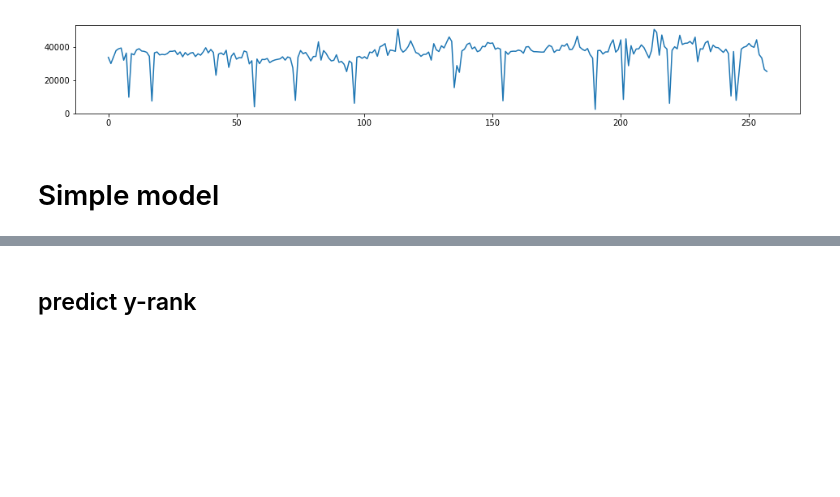
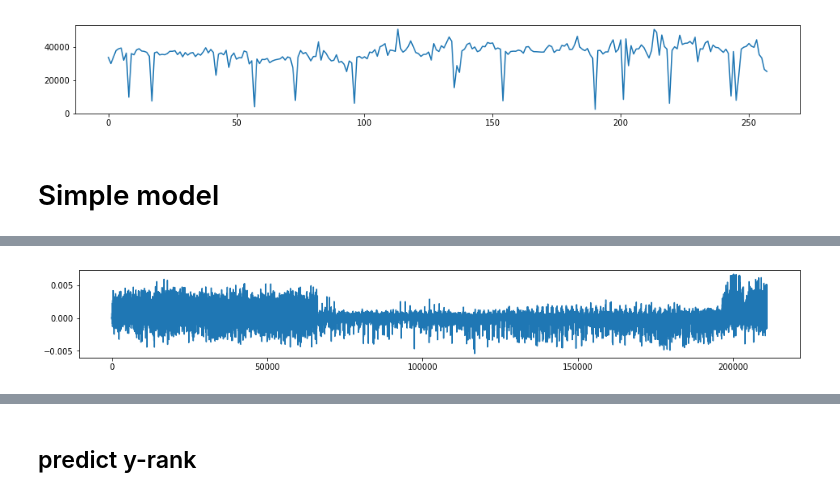
Before and after one commit to yumichael/g-research-ffc2018, a Jupyter notebook: leggo.ipynb, the cells around one changed output, grey strips where cells are left out. Cells and saved outputs as stored; diff of their text form; code cells hidden in the pictures; blank space fills up the shorter version.

```diff
--- a/leggo.ipynb
+++ b/leggo.ipynb
@@ -180,3 +252,8 @@ plt.plot(y_);
+# %%
+y_ = model.predict(dmat.sc)
+plt.plot(y_);
+# %% [output]
+[figure, added]
 # %%
 xtest = thedh.iloc[N_TRAIN:].values
 dmat.test = xgb.DMatrix(xtest, feature_names=labels)
```
Also changed, not shown: parts of 29 cells of this notebook, 1 other file.
